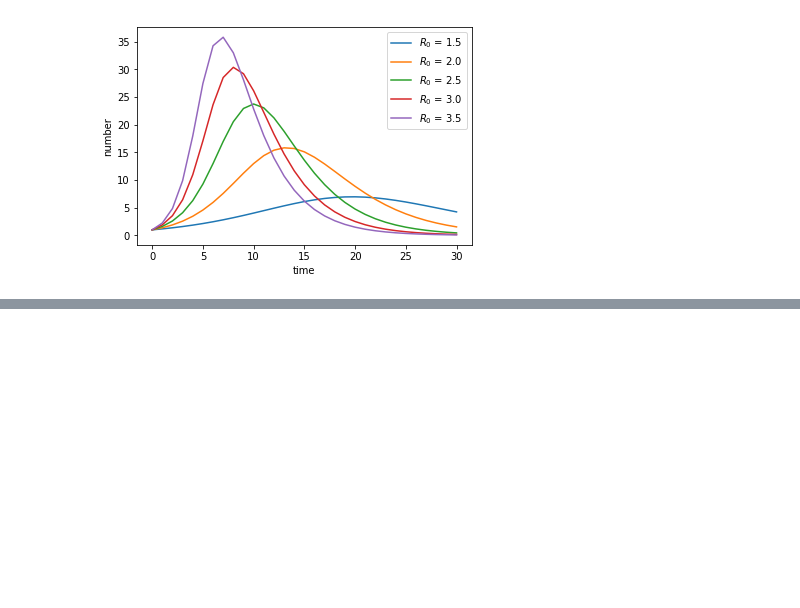
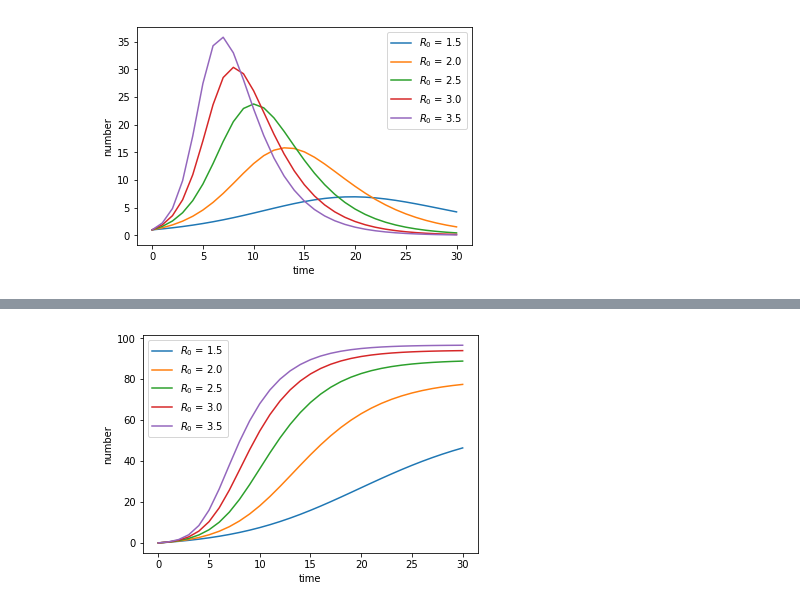
Before and after one commit to mcellteam/Workshop_2021, a Jupyter notebook: bionetgen/advanced_pybng/adv_pybng.ipynb, the cells around one changed output, grey strips where cells are left out. Saved outputs shown, nothing was run; the diff lists cells and outputs as text; code cells hidden in the pictures; blank space fills up the shorter version.

```diff
--- a/bionetgen/advanced_pybng/adv_pybng.ipynb
+++ b/bionetgen/advanced_pybng/adv_pybng.ipynb
@@ -176,0 +173,13 @@ x= [2.51510596 0.33077889]
+# %%
+sim.resetAll()
+# simple parameter scan
+for i in np.arange(1.5,4.0,0.5):
+    sim.R0 = np.float(i)
+    sim.reset()
+    res = sim.simulate(0, 30, 31)
+    plt.plot(res['time'], res["R"], label=f"$R_{0}$ = {i}")
+plt.legend()
+plt.xlabel('time')
+_ = plt.ylabel('number')
+# %% [output]
+[figure, added]
```
Also changed, not shown: parts of 15 cells of this notebook.
